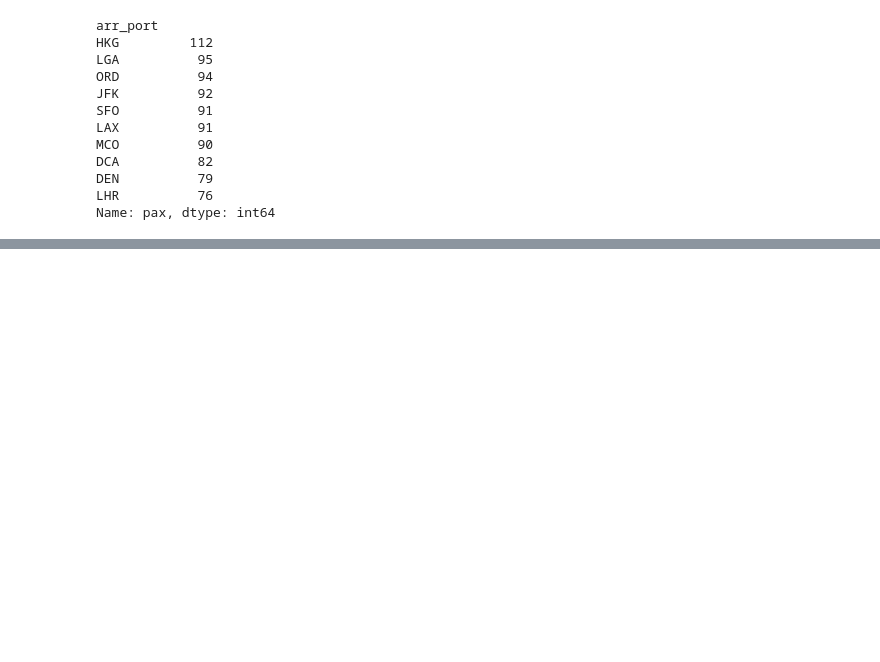
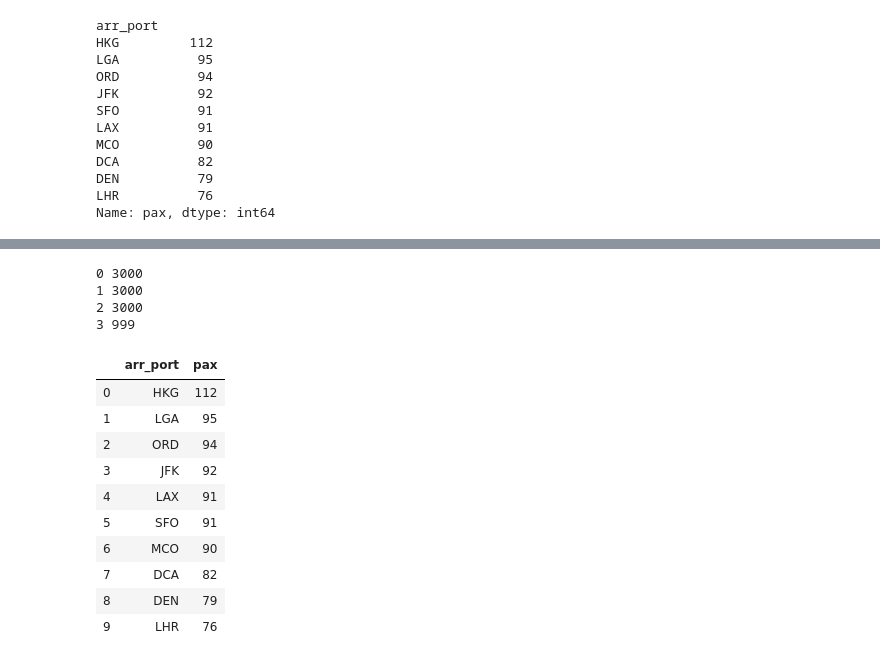
Before and after one commit to AngelArcones/Master_DS_Challenge, a Jupyter notebook: DS_Challenge.ipynb, the cells around one changed output, grey strips where cells are left out. Saved outputs shown, nothing was run; the diff lists cells and outputs as text; code cells hidden in the pictures; blank space fills up the shorter version.

```diff
--- a/DS_Challenge.ipynb
+++ b/DS_Challenge.ipynb
@@ -332,0 +348,34 @@ Name: pax, dtype: int64
+# %%
+import pandas as pd
+bi = pd.read_csv('bookings.csv.bz2', sep='^', usecols=columns_of_interest, nrows=9999, chunksize=3000)
+
+all_chunks = pd.DataFrame()
+
+for i,b in enumerate(bi):
+    print(i, len(b))
+    b = b.dropna()
+    b = b[ b['year']==2013]
+    del b['year']
+    result = b.groupby(['arr_port']).sum()
+    all_chunks = all_chunks.append(result)
+
+all_chunks.head(10)
+
+result_all = all_chunks.reset_index().groupby('arr_port').sum().sort_values(by='pax', ascending=False).reset_index()
+result_all.head(10)
+# %% [output]
+0 3000
+1 3000
+2 3000
+3 999
+|  | arr_port | pax |
+| 0 | HKG | 112 |
+| 1 | LGA | 95 |
+| 2 | ORD | 94 |
+| 3 | JFK | 92 |
+| 4 | LAX | 91 |
+| 5 | SFO | 91 |
+| 6 | MCO | 90 |
+| 7 | DCA | 82 |
+| 8 | DEN | 79 |
+| 9 | LHR | 76 |
```
Also changed, not shown: parts of 22 cells of this notebook.
